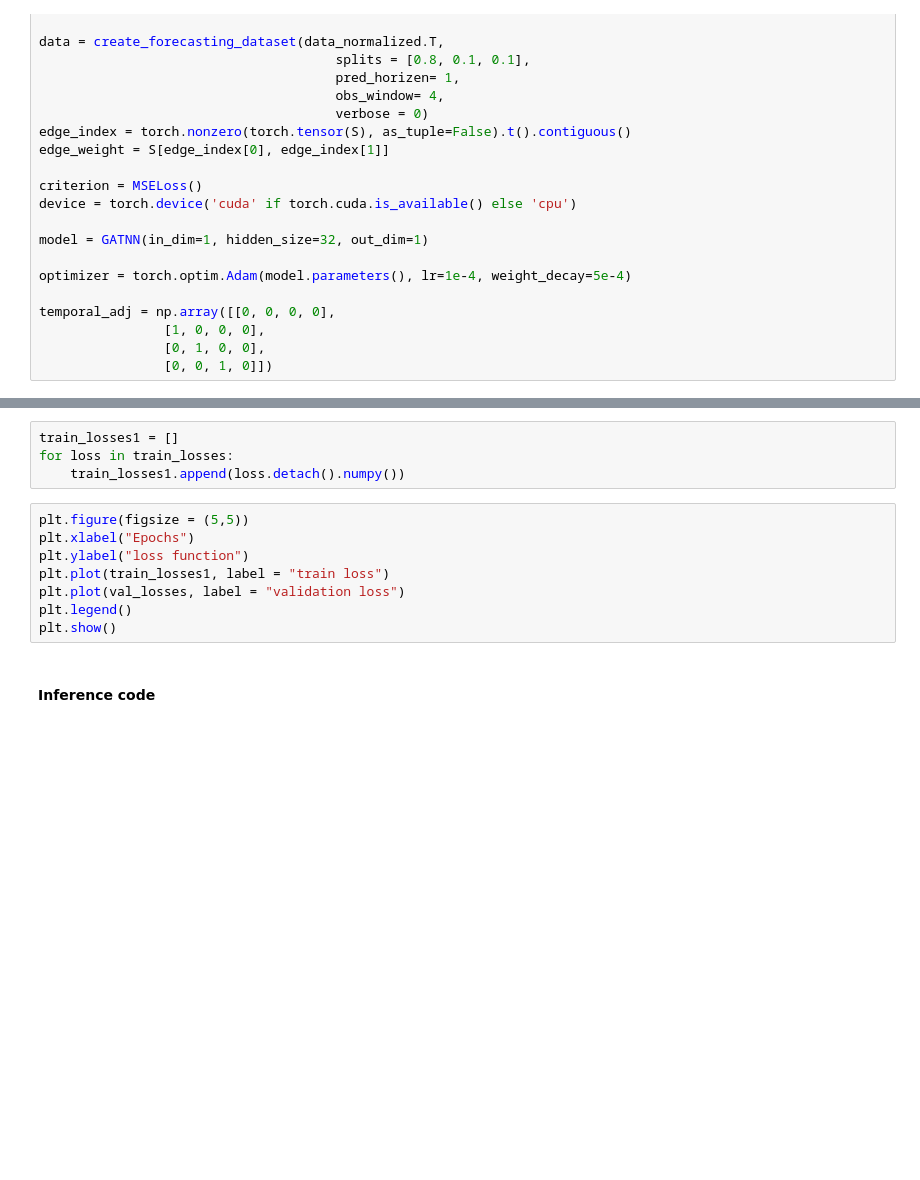
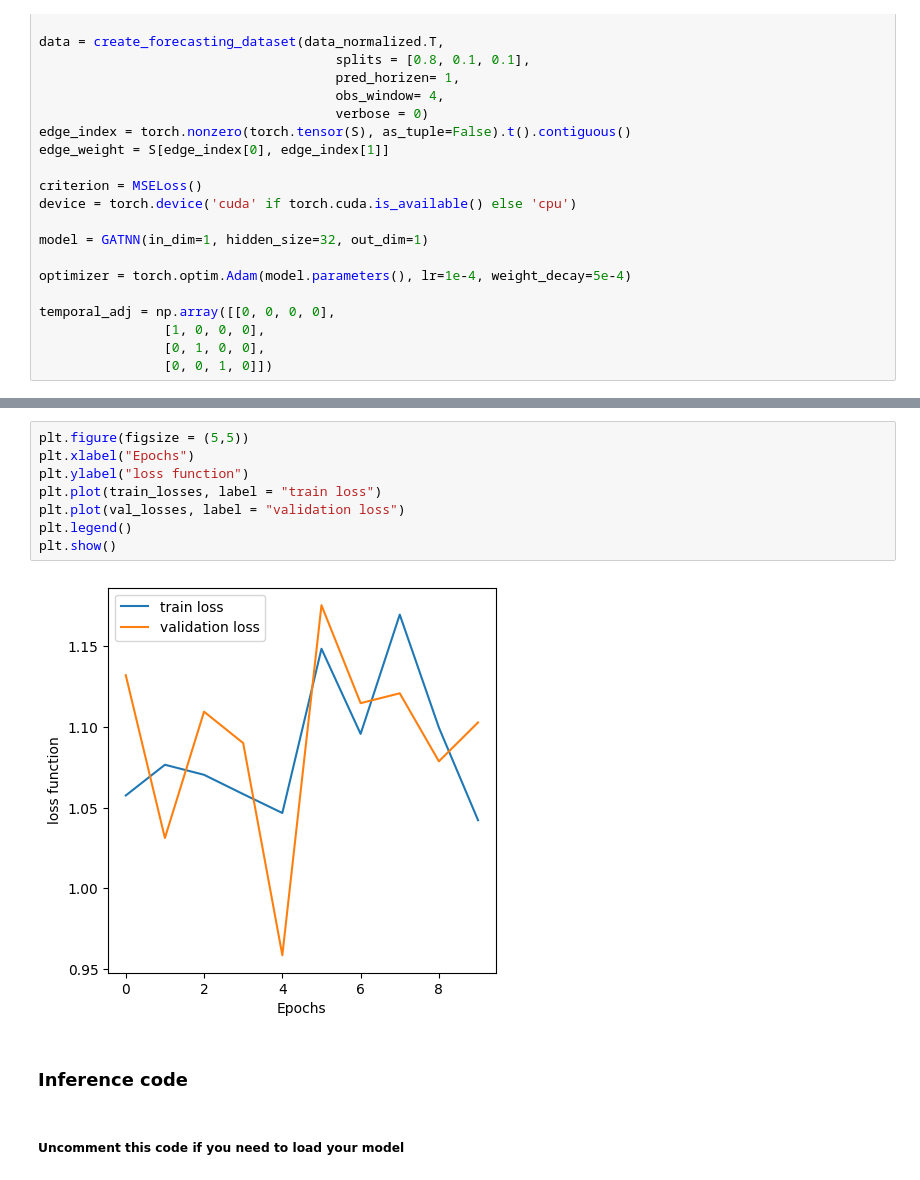
Before and after one commit to erenaydoslu/ML4G-Project, a Jupyter notebook: GAT.ipynb, the cells around one changed output, grey strips where cells are left out. Drawn from its saved outputs; the diff is of its cells as text; blank space fills up the shorter version.

```diff
--- a/GAT.ipynb
+++ b/GAT.ipynb
@@ -224,14 +236,14 @@ if flag == False:
-# %%
-train_losses1 = []
-for loss in train_losses:
-    train_losses1.append(loss.detach().numpy())
 # %%
 plt.figure(figsize = (5,5))
 plt.xlabel("Epochs")
 plt.ylabel("loss function")
-plt.plot(train_losses1, label = "train loss")
+plt.plot(train_losses, label = "train loss")
 plt.plot(val_losses, label = "validation loss")
 plt.legend()
 plt.show()
+# %% [output]
+[figure, added]
 # %% [markdown]
-#### Inference code
+### Inference code
+# %% [markdown]
+##### Uncomment this code if you need to load your model
```
Also changed, not shown: parts of 6 cells of this notebook.
